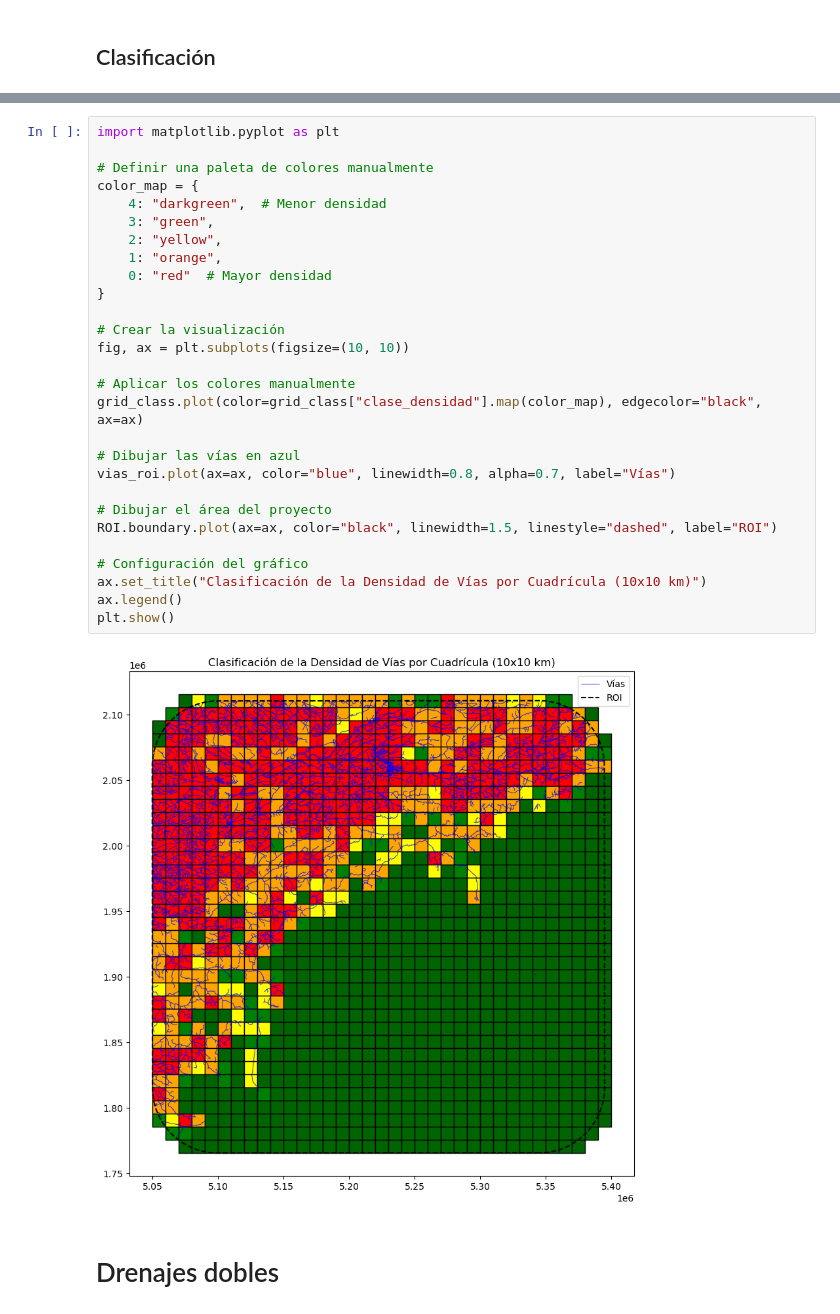
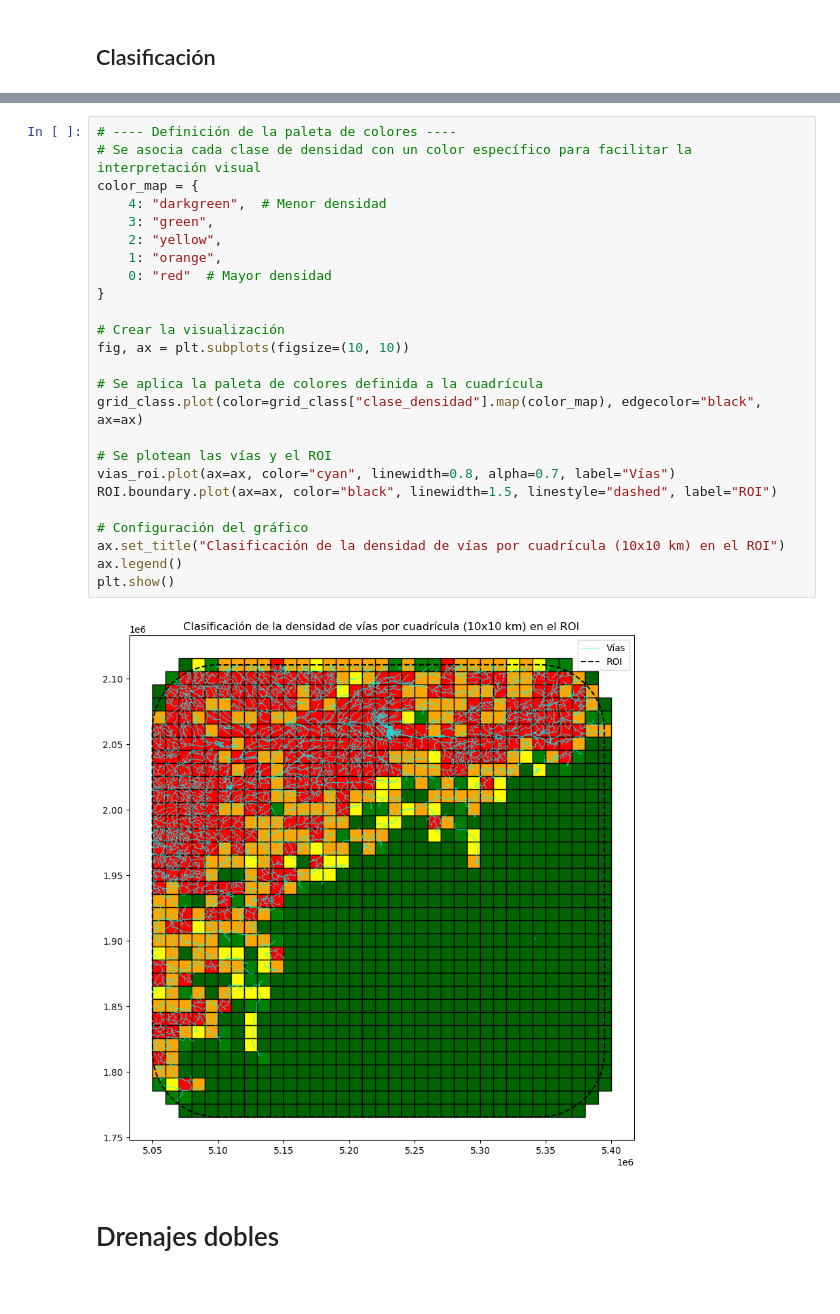
Before and after one commit to Lmfernanda/Submission_2, a Jupyter notebook: Submission_2.ipynb, the cells around one changed output, grey strips where cells are left out. Saved outputs shown, nothing was run; the diff lists cells and outputs as text.

```diff
--- a/Submission_2.ipynb
+++ b/Submission_2.ipynb
@@ -211,33 +258,30 @@ Name: count, dtype: int64
 # %%
-import matplotlib.pyplot as plt
-
-# Definir una paleta de colores manualmente
+# ---- Definición de la paleta de colores ----
+# Se asocia cada clase de densidad con un color específico para facilitar la interpretación visual
 color_map = {
     4: "darkgreen",  # Menor densidad
     3: "green",
     2: "yellow",
     1: "orange",
     0: "red"  # Mayor densidad
 }
 
 # Crear la visualización
 fig, ax = plt.subplots(figsize=(10, 10))
 
-# Aplicar los colores manualmente
+# Se aplica la paleta de colores definida a la cuadrícula
 grid_class.plot(color=grid_class["clase_densidad"].map(color_map), edgecolor="black", ax=ax)
 
-# Dibujar las vías en azul
-vias_roi.plot(ax=ax, color="blue", linewidth=0.8, alpha=0.7, label="Vías")
-
-# Dibujar el área del proyecto
+# Se plotean las vías y el ROI
+vias_roi.plot(ax=ax, color="cyan", linewidth=0.8, alpha=0.7, label="Vías")
 ROI.boundary.plot(ax=ax, color="black", linewidth=1.5, linestyle="dashed", label="ROI")
 
 # Configuración del gráfico
-ax.set_title("Clasificación de la Densidad de Vías por Cuadrícula (10x10 km)")
+ax.set_title("Clasificación de la densidad de vías por cuadrícula (10x10 km) en el ROI")
 ax.legend()
 plt.show()
 # %% [output]
-[figure, old version]
+[figure, new version]
 # %% [markdown]
 # Drenajes dobles
 # %% [markdown]
```
Also changed, not shown: parts of 12 cells of this notebook, 8 other files.
